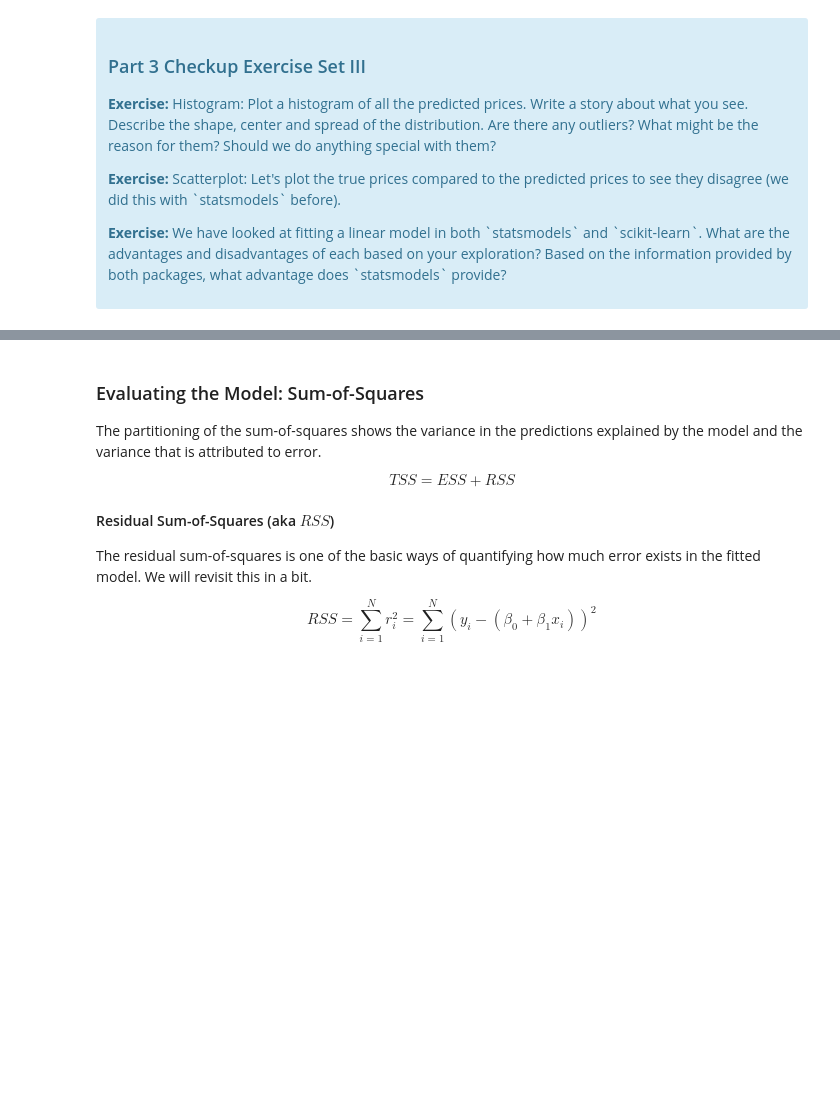
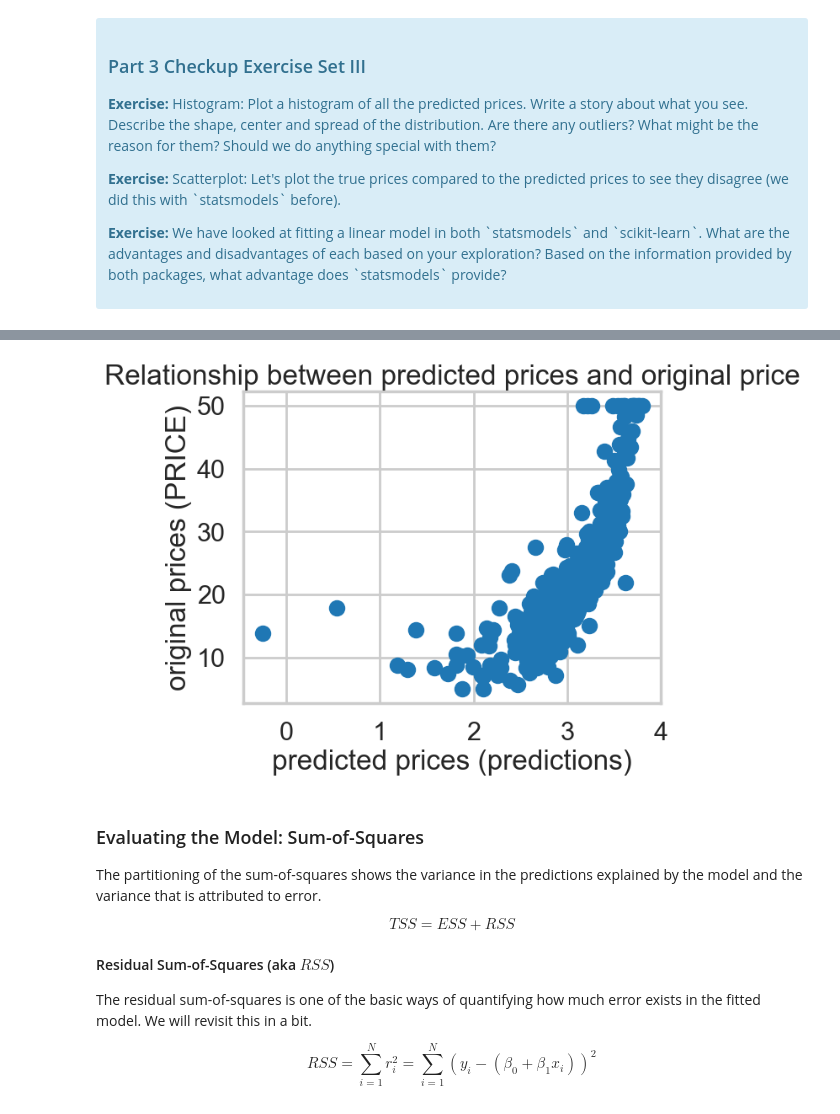
Before and after one commit to npandey472/CaseStudy_BostonHousing, a Jupyter notebook: 1723209039_Case_Study_-_Boston_Housing_Instructions/Case Study - Boston Housing/Mini_Project_Linear_Regression.ipynb, the cells around one changed output, grey strips where cells are left out. Cells and saved outputs as stored; diff of their text form; code cells hidden in the pictures; blank space fills up the shorter version.

```diff
--- a/1723209039_Case_Study_-_Boston_Housing_Instructions/Case Study - Boston Housing/Mini_Project_Linear_Regression.ipynb
+++ b/1723209039_Case_Study_-_Boston_Housing_Instructions/Case Study - Boston Housing/Mini_Project_Linear_Regression.ipynb
@@ -470,0 +519,9 @@ lm.predict(X)[0:5]
+# %%
+predictions = lm.predict(X)
+plt.scatter(np.log(predictions), bos.PRICE)
+plt.title("Relationship between predicted prices and original price")
+plt.xlabel("predicted prices (predictions)")
+plt.ylabel("original prices (PRICE)")
+plt.show()
+# %% [output]
+[figure, added]
```
Also changed, not shown: parts of 32 cells of this notebook.
